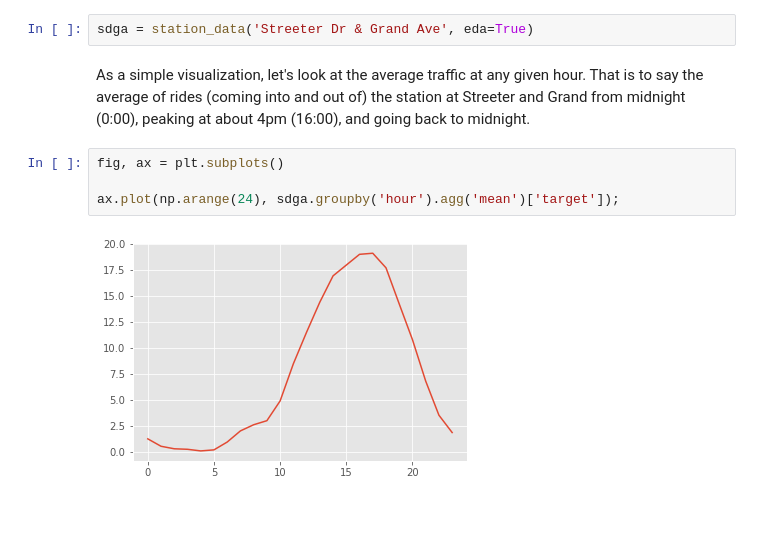
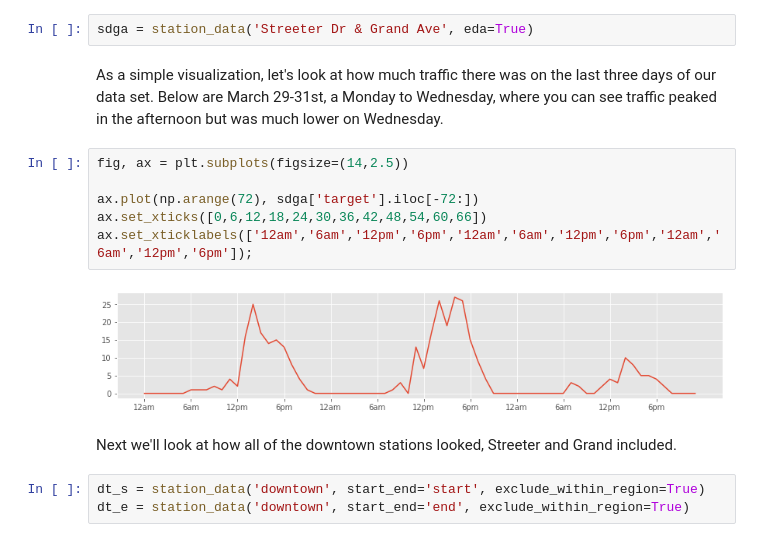
Before and after one commit to nick-kopy/Predicting-Bike-Rental-Station-Traffic, a Jupyter notebook: prediction.ipynb, the cells around one changed output. Saved outputs shown, nothing was run; the diff lists cells and outputs as text; blank space fills up the shorter version.

```diff
--- a/prediction.ipynb
+++ b/prediction.ipynb
@@ -25,10 +25,17 @@ from model_funcs import *
 # %%
 sdga = station_data('Streeter Dr & Grand Ave', eda=True)
 # %% [markdown]
-As a simple visualization, let's look at the average traffic at any given hour. That is to say the average of rides (coming into and out of) the station at Streeter and Grand from midnight (0:00), peaking at about 4pm (16:00), and going back to midnight.
+As a simple visualization, let's look at how much traffic there was on the last three days of our data set. Below are March 29-31st, a Monday to Wednesday, where you can see traffic peaked in the afternoon but was much lower on Wednesday.
 # %%
-fig, ax = plt.subplots()
+fig, ax = plt.subplots(figsize=(14,2.5))
 
-ax.plot(np.arange(24), sdga.groupby('hour').agg('mean')['target']);
+ax.plot(np.arange(72), sdga['target'].iloc[-72:])
+ax.set_xticks([0,6,12,18,24,30,36,42,48,54,60,66])
+ax.set_xticklabels(['12am','6am','12pm','6pm','12am','6am','12pm','6pm','12am','6am','12pm','6pm']);
 # %% [output]
-[figure, old version]
+[figure, new version]
+# %% [markdown]
+Next we'll look at how all of the downtown stations looked, Streeter and Grand included.
+# %%
+dt_s = station_data('downtown', start_end='start', exclude_within_region=True)
+dt_e = station_data('downtown', start_end='end', exclude_within_region=True)
```
Also changed, not shown: parts of 7 cells of this notebook, 41 other files.
